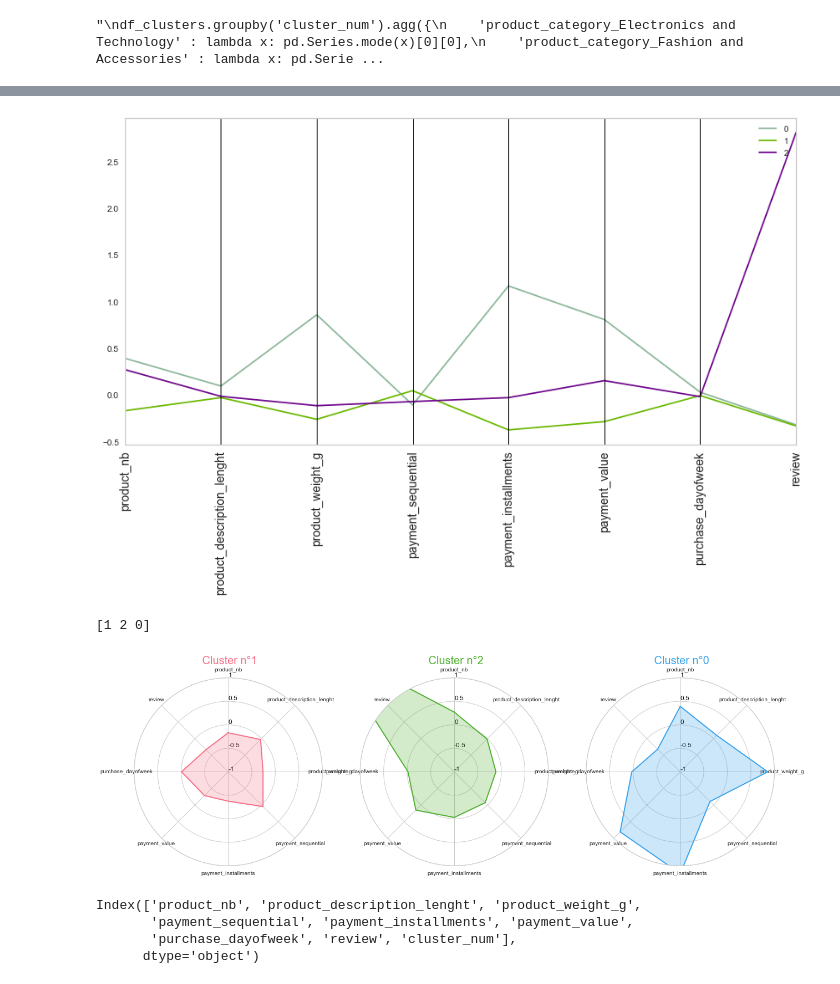
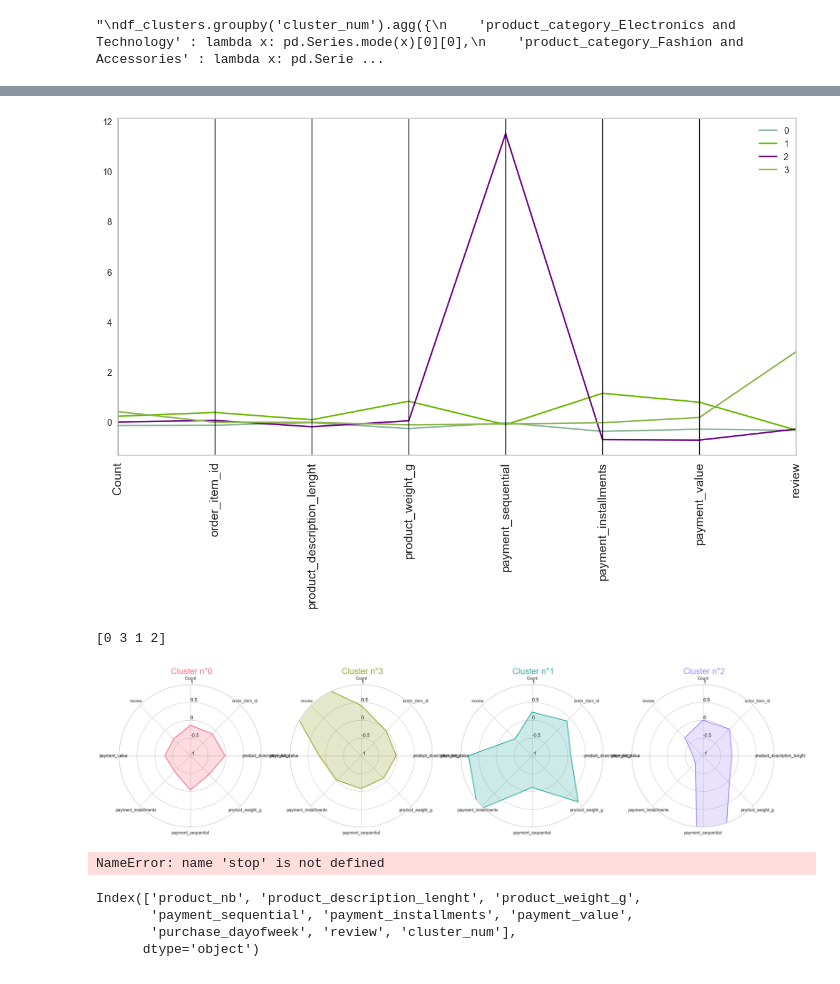
Before and after one commit to LucileRb/customer_segmentation, a Jupyter notebook: Clustering_dataset_reduit.ipynb, the cells around one changed output, grey strips where cells are left out. Drawn from its saved outputs; the diff is of its cells as text; code cells hidden in the pictures.

```diff
--- a/Clustering_dataset_reduit.ipynb
+++ b/Clustering_dataset_reduit.ipynb
@@ -125,7 +147,8 @@ Name: Date_achat, Length: 87099, dtype: datetime64[ns]
 # Choix d'après résultats ACP :
 
 df_reduit = df_final[[
-    'product_nb', # nombre de produits achetés
+    'Count',
+    'order_item_id',
     #'product_name_lenght',
     'product_description_lenght',
     #'product_photos_qty',
@@ -287,2 +313,16 @@ Nombre optimal de clusters - silhouette metric : k = 3
+# %%
+########## Choix de k ##########
+
+# test avec 3
+#k = 3
+#silhouette_kmeans = 0.37
+
+# test avec 7
+#k = 7
+#silhouette_kmeans = 0.37
+
+# d'après le graph, le max semble plutôt être atteint avec k = 4
+k = 4
+#silhouette_kmeans = 0.38
 # %%
 stop
@@ -291,6 +329,3 @@ NameError: name 'stop' is not defined
-# %%
-k = 3
-# trouver k avec une des méthodes (ne pas le sortir du chapeau)
 # %% [markdown]
 ### Clustering
 # %%
@@ -492,7 +527,7 @@ pd.plotting.parallel_coordinates(mean, 'cluster_num')
 plt.xticks(fontsize = 14, rotation = 90)
 plt.show()
 # %% [output]
-[figure, old version]
+[figure, new version]
 # %%
 # Vulgariser les types de clusters -> pouvoir dire 'tel type de client a tel profil' etc
 # %%
@@ -534,33 +569,33 @@ N = len(categories)
 angles = [n / float(N) * 2 * pi for n in range(N)]
 angles += angles[:1]
 
 fig = plt.figure(1, figsize = (28, 28)) # un peu gros, à réduire
 
 # Trace un radar chart pour chaque segment
 for i, segment in enumerate(df_clusters['cluster_num'].unique()):
-    ax = fig.add_subplot(2, 4, i + 1, polar = True)
+    ax = fig.add_subplot(2, 2, i + 1, polar = True)
     ax.set_theta_offset(pi / 2)
     ax.set_theta_direction(-1)
     ax.set_rlabel_position(0)
 
     # Draw one axe per variable + add labels labels yet
     plt.xticks(angles[:-1], categories)
     plt.yticks(color = "grey", size = 2)
     #values = list(df_plot_std.loc[segment].values)
     values = list(df_plot.loc[segment].values)
     values += values[:1]
     ax.plot(angles, values, colors[segment],
             'o-', linewidth = 2, linestyle = 'solid')
     ax.fill(angles, values, colors[segment], alpha = 0.25)
     plt.yticks([-1, -0.5, 0, 0.5, 1],
                ["-1", "-0.5", "0", "0.5", "1"],
                color = "black",
                size = 12)
     ax.set_title(f' Cluster n°{segment}', size = 20, color = colors[segment])
     ax.grid(True)
     plt.ylim(-1, 1)
 
 plt.show()
 # %% [output]
-[1 2 0]
+[0 3 1 2]
-[figure, old version]
+[figure, new version]
@@ -569,3 +602,7 @@ plt.show()
+# %%
+stop
+# %% [output]
+NameError: name 'stop' is not defined
 # %%
 #### Cluster 1 = plus gros cluster, regroupe plus de 50% des clients
 
```
Also changed, not shown: parts of 69 cells of this notebook, 2 other files.
